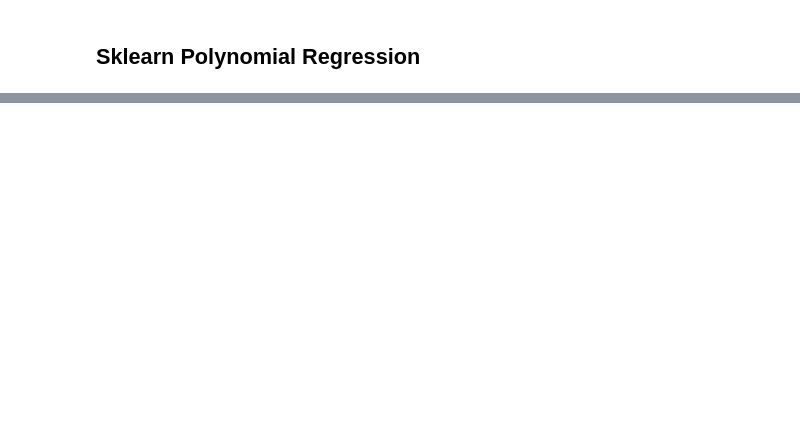
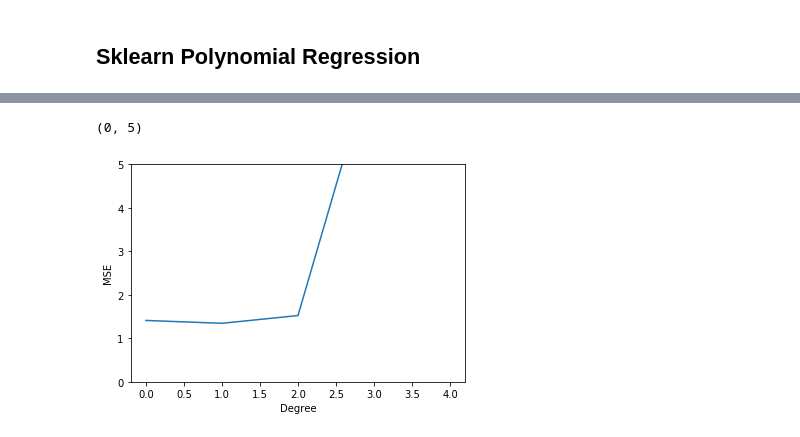
Before and after one commit to anzu7346/CSCI4622_EPA_Atmo, a Jupyter notebook: code/Untitled3.ipynb, the cells around one changed output, grey strips where cells are left out. Drawn from its saved outputs; the diff is of its cells as text; code cells hidden in the pictures; blank space fills up the shorter version.

```diff
--- a/code/Untitled3.ipynb
+++ b/code/Untitled3.ipynb
@@ -654,3 +663,11 @@ plt.ylim([0, 5])
+# %%
+plt.plot(PolyDegree, RMSEDegree)
+plt.xlabel('Degree')
+plt.ylabel('MSE')
+plt.ylim(0,5)
+# %% [output]
+(0, 5)
+[figure, added]
 # %%
 linreg = Pipeline([('poly', PolynomialFeatures(degree = 1)), ('linear', LinearRegression(fit_intercept=False))])
 linreg.fit(X_train, y_train)
```
Also changed, not shown: parts of 11 cells of this notebook.
